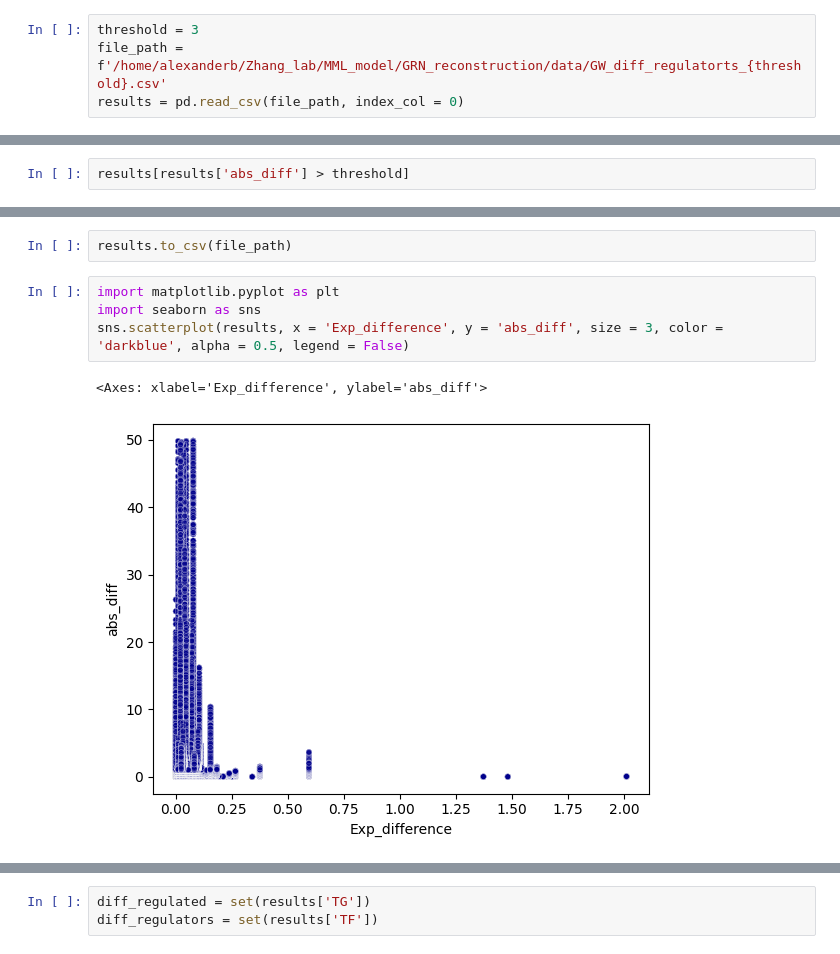
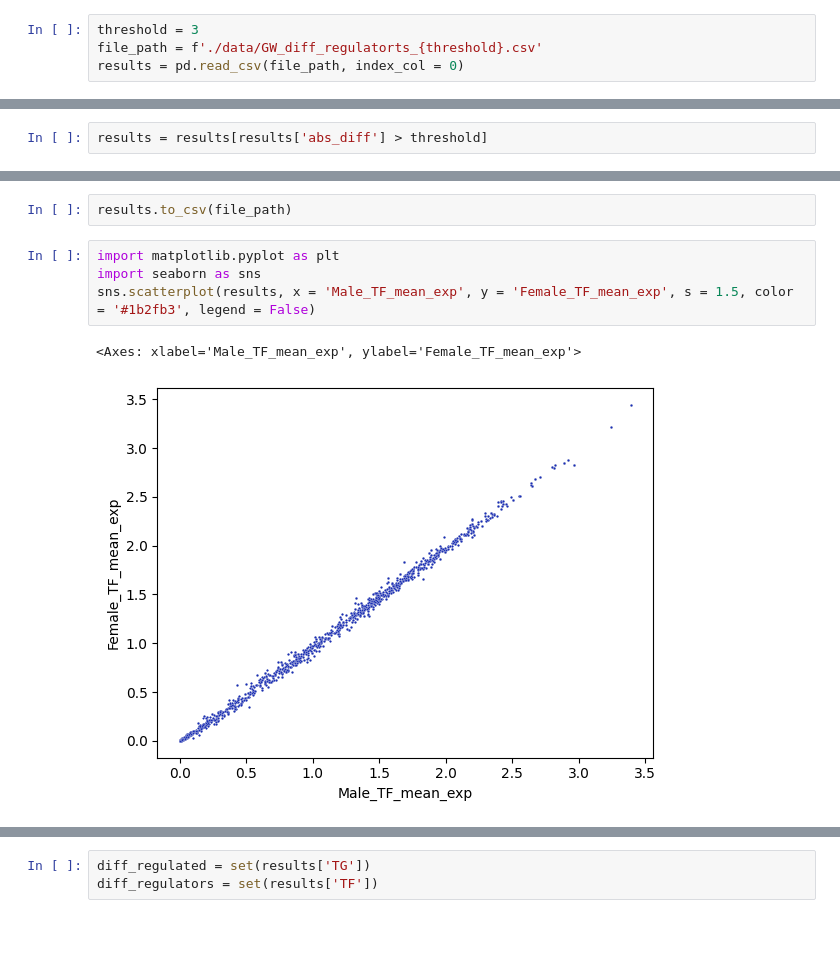
Before and after one commit to Alexander-Broadley/Zhang_lab_rotation, a Jupyter notebook: MML_model/GRN_reconstruction/male_vs_female_reg_contributions.ipynb, the cells around one changed output, grey strips where cells are left out. Cells and saved outputs as stored; diff of their text form.

```diff
--- a/MML_model/GRN_reconstruction/male_vs_female_reg_contributions.ipynb
+++ b/MML_model/GRN_reconstruction/male_vs_female_reg_contributions.ipynb
@@ -165,7 +165,7 @@ f.close
 # visualising final file
 # %%
 threshold = 3
-file_path = f'/home/alexanderb/Zhang_lab/MML_model/GRN_reconstruction/data/GW_diff_regulatorts_{threshold}.csv'
+file_path = f'./data/GW_diff_regulatorts_{threshold}.csv'
 results = pd.read_csv(file_path, index_col = 0)
 # %%
 len(set(results['TF']))
@@ -190,4 +190,4 @@ results
 # %%
 results = results[results['abs_diff'] <= 1000000]
 # %%
-results[results['abs_diff'] > threshold]
+results = results[results['abs_diff'] > threshold]
@@ -210,7 +196,7 @@ results.to_csv(file_path)
 # %%
 import matplotlib.pyplot as plt
 import seaborn as sns
-sns.scatterplot(results, x = 'Exp_difference', y = 'abs_diff', size = 3, color = 'darkblue', alpha = 0.5, legend = False)
+sns.scatterplot(results, x = 'Male_TF_mean_exp', y = 'Female_TF_mean_exp', s = 1.5, color = '#1b2fb3', legend = False)
 # %% [output]
-<Axes: xlabel='Exp_difference', ylabel='abs_diff'>
+<Axes: xlabel='Male_TF_mean_exp', ylabel='Female_TF_mean_exp'>
-[figure, old version]
+[figure, new version]
```
Also changed, not shown: parts of 11 cells of this notebook, 4 other files.
